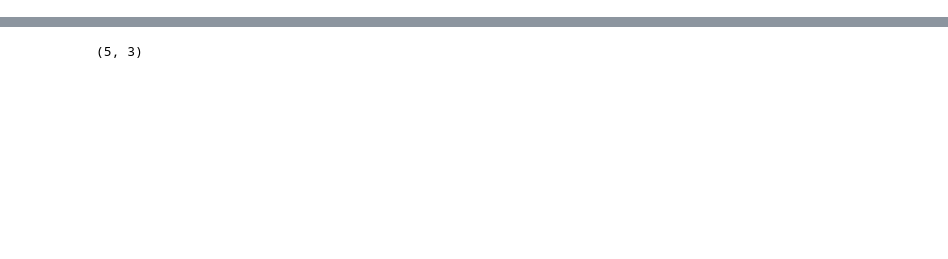
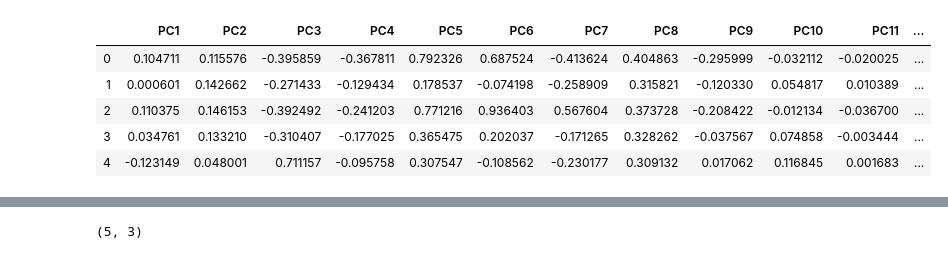
Before and after one commit to Rubix1/GA-Capstone-Project, a Jupyter notebook: DQN-draft.ipynb, the cells around one changed output, grey strips where cells are left out. Saved outputs shown, nothing was run; the diff lists cells and outputs as text; code cells hidden in the pictures; blank space fills up the shorter version.

```diff
--- a/DQN-draft.ipynb
+++ b/DQN-draft.ipynb
@@ -21,6 +21,17 @@ from gym import spaces, logger
 
 # if gpu is to be used
 device = torch.device("cuda" if torch.cuda.is_available() else "cpu")
+# %%
+df = pd.read_csv('./online_shoppers_intention_PCA.csv')
+# %%
+df.head()
+# %% [output]
+|  | PC1 | PC2 | PC3 | PC4 | PC5 | PC6 | PC7 | PC8 | PC9 | PC10 | PC11 | ... |
+| 0 | 0.104711 | 0.115576 | -0.395859 | -0.367811 | 0.792326 | 0.687524 | -0.413624 | 0.404863 | -0.295999 | -0.032112 | -0.020025 | ... |
+| 1 | 0.000601 | 0.142662 | -0.271433 | -0.129434 | 0.178537 | -0.074198 | -0.258909 | 0.315821 | -0.120330 | 0.054817 | 0.010389 | ... |
+| 2 | 0.110375 | 0.146153 | -0.392492 | -0.241203 | 0.771216 | 0.936403 | 0.567604 | 0.373728 | -0.208422 | -0.012134 | -0.036700 | ... |
+| 3 | 0.034761 | 0.133210 | -0.310407 | -0.177025 | 0.365475 | 0.202037 | -0.171265 | 0.328262 | -0.037567 | 0.074858 | -0.003444 | ... |
+| 4 | -0.123149 | 0.048001 | 0.711157 | -0.095758 | 0.307547 | -0.108562 | -0.230177 | 0.309132 | 0.017062 | 0.116845 | 0.001683 | ... |
 # %%
 lamb_da = 1908/10422
 class CartPoleEnv(gym.Env):
```
Also changed, not shown: parts of 32 cells of this notebook.
